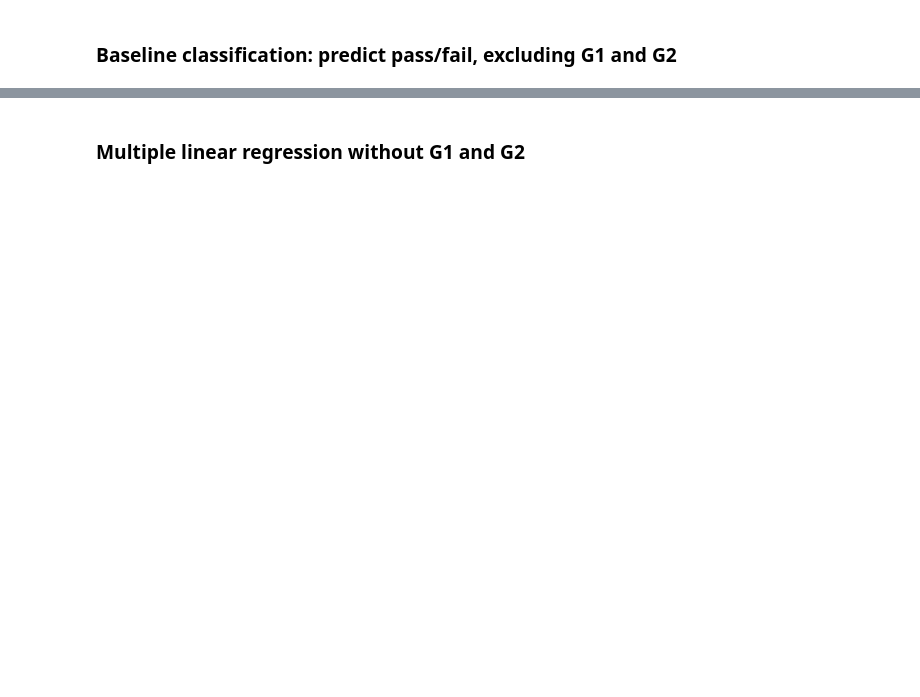
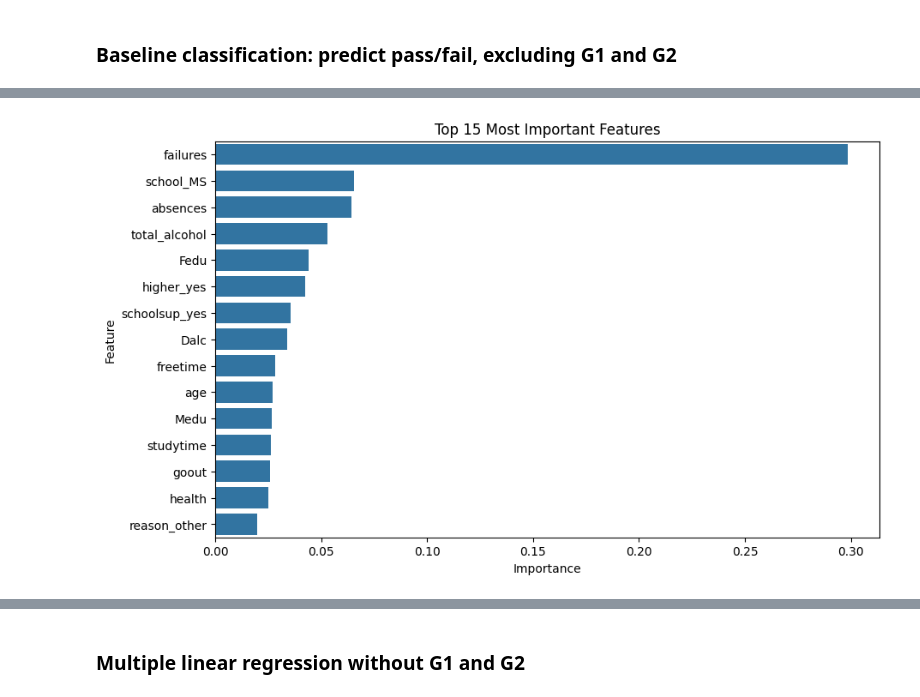
Before and after one commit to OctFog/Math-189-Project, a Jupyter notebook: student_performance.ipynb, the cells around one changed output, grey strips where cells are left out. Drawn from its saved outputs; the diff is of its cells as text; code cells hidden in the pictures; blank space fills up the shorter version.

```diff
--- a/student_performance.ipynb
+++ b/student_performance.ipynb
@@ -431,3 +627,25 @@ print(f"R²:   {baseline_r2:.4f}")
+# %%
+importance_df = pd.DataFrame({
+    "Feature": X_train_rf.columns,
+    "Importance": rf_reg.feature_importances_
+})
+
+importance_df = importance_df.sort_values(
+    "Importance",
+    ascending=False
+)
+
+plt.figure(figsize=(10,6))
+sns.barplot(
+    data=importance_df.head(15),
+    x="Importance",
+    y="Feature"
+)
+
+plt.title("Top 15 Most Important Features")
+plt.show()
+# %% [output]
+[figure, added]
 # %%
 from sklearn.dummy import DummyClassifier
 from sklearn.metrics import accuracy_score, precision_score, recall_score, f1_score, confusion_matrix
```
Also changed, not shown: parts of 33 cells of this notebook, 1 other file.
